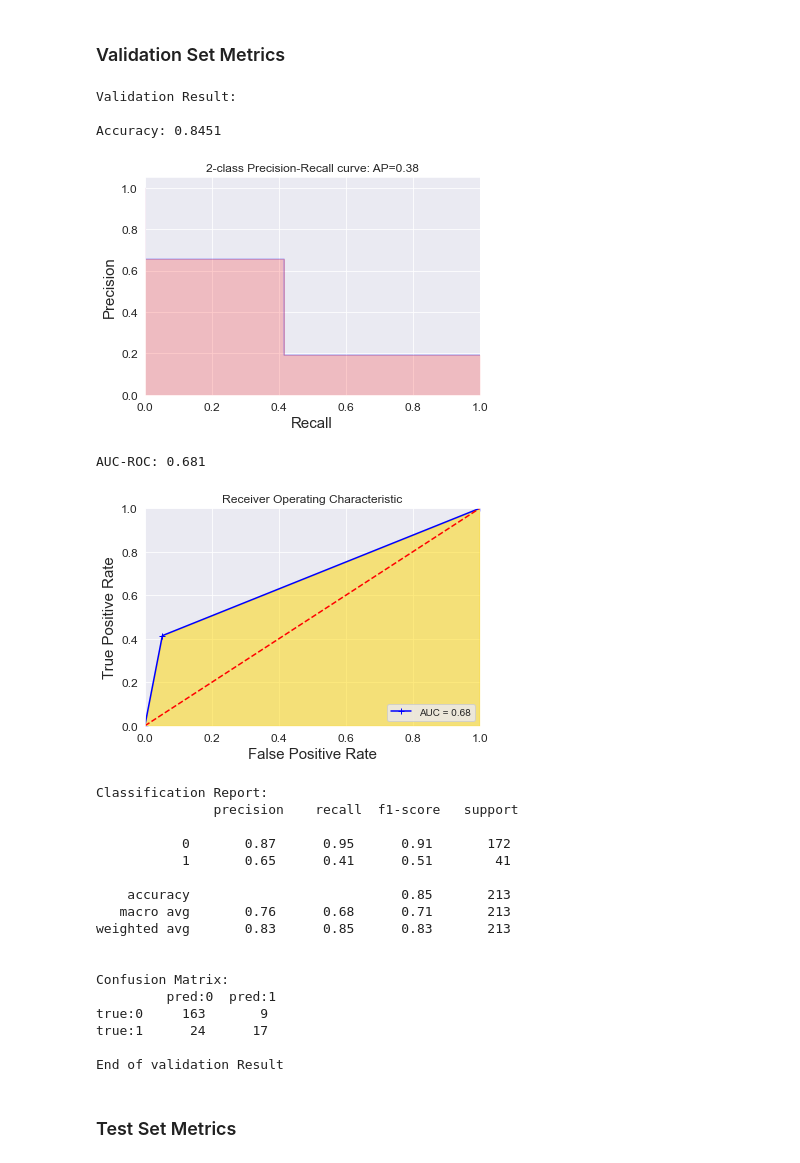
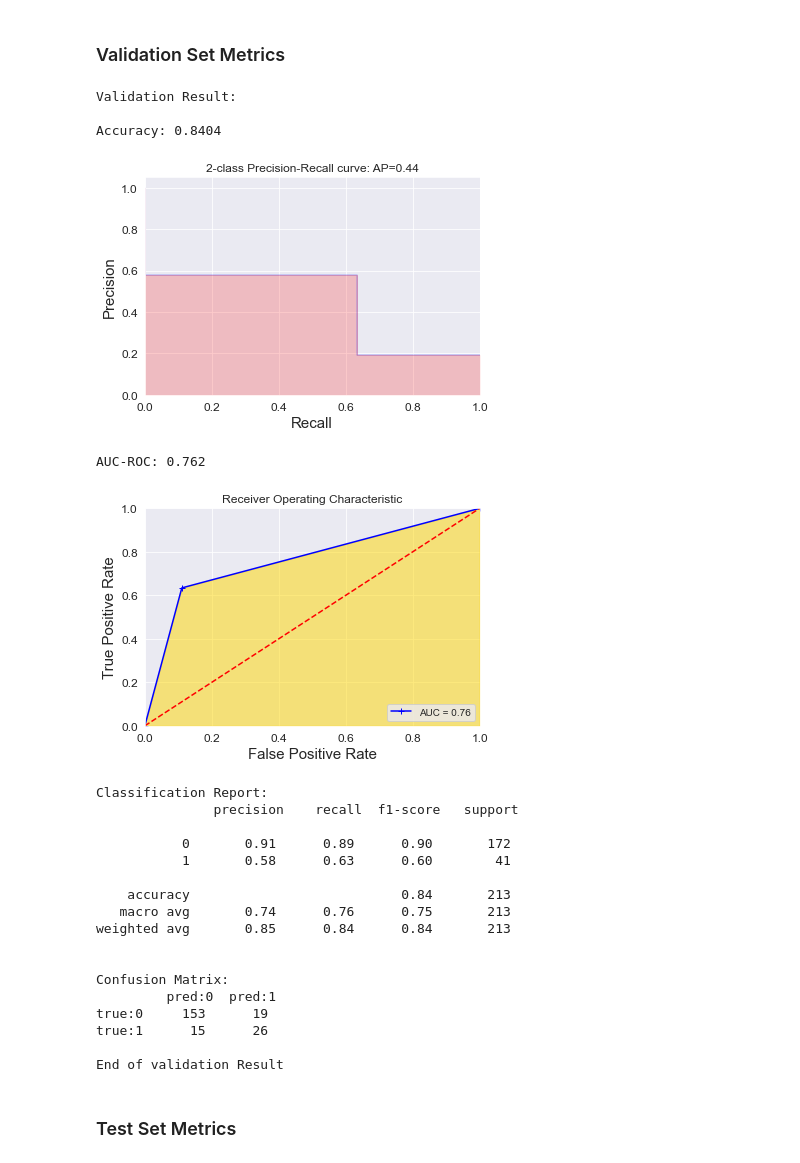
Before and after one commit to McGill-MMA-EnterpriseAnalytics/HR_Analytics, a Jupyter notebook: code/HR Analytics Model Tuning-AdaBoost.ipynb, the cells around one changed output. Saved outputs shown, nothing was run; the diff lists cells and outputs as text; code cells hidden in the pictures.

```diff
--- a/code/HR Analytics Model Tuning-AdaBoost.ipynb
+++ b/code/HR Analytics Model Tuning-AdaBoost.ipynb
@@ -268,6 +268,6 @@ X_val, X_test, y_val, y_test = train_test_split(X_val_test, y_val_test, test_siz
 sm = SMOTE(random_state = 6)
 X_train_sm, y_train_sm = sm.fit_sample(X_train, y_train)
 # %%
-lgb = LGBMClassifier(**final_parameters, random_state = 6)
-lgb.fit(X_train_sm, y_train_sm)
+ada = AdaBoostClassifier(**final_parameters, random_state = 6)
+ada.fit(X_train_sm, y_train_sm)
 # %% [output]
@@ -276,29 +276,29 @@ LGBMClassifier(learning_rate=0.9834785001549696, n_estimators=188,
 # %% [markdown]
 ### Validation Set Metrics
 # %%
-clf_score(lgb, X_train_sm, y_train_sm, X_val, y_val, train = False)
+clf_score(ada, X_train_sm, y_train_sm, X_val, y_val, train = False)
 # %% [output]
 Validation Result:
 
-Accuracy: 0.8451
+Accuracy: 0.8404
-[figure, old version]
+[figure, new version]
-AUC-ROC: 0.681
+AUC-ROC: 0.762
-[figure, old version]
+[figure, new version]
 Classification Report:
                precision    recall  f1-score   support
 
-           0       0.87      0.95      0.91       172
-           1       0.65      0.41      0.51        41
+           0       0.91      0.89      0.90       172
+           1       0.58      0.63      0.60        41
 
-    accuracy                           0.85       213
-   macro avg       0.76      0.68      0.71       213
-weighted avg       0.83      0.85      0.83       213
+    accuracy                           0.84       213
+   macro avg       0.74      0.76      0.75       213
+weighted avg       0.85      0.84      0.84       213
 
 
 Confusion Matrix:
          pred:0  pred:1
-true:0     163       9
-true:1      24      17
+true:0     153      19
+true:1      15      26
 
 End of validation Result
 # %% [markdown]
```
Also changed, not shown: parts of 3 cells of this notebook.
